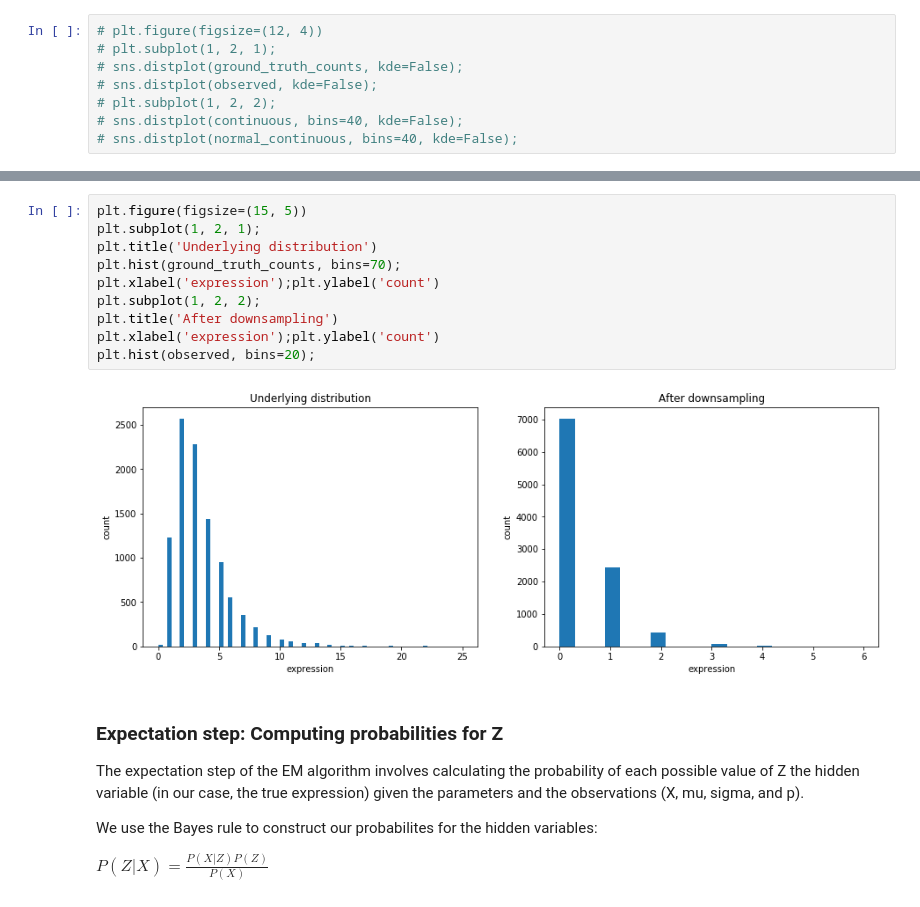
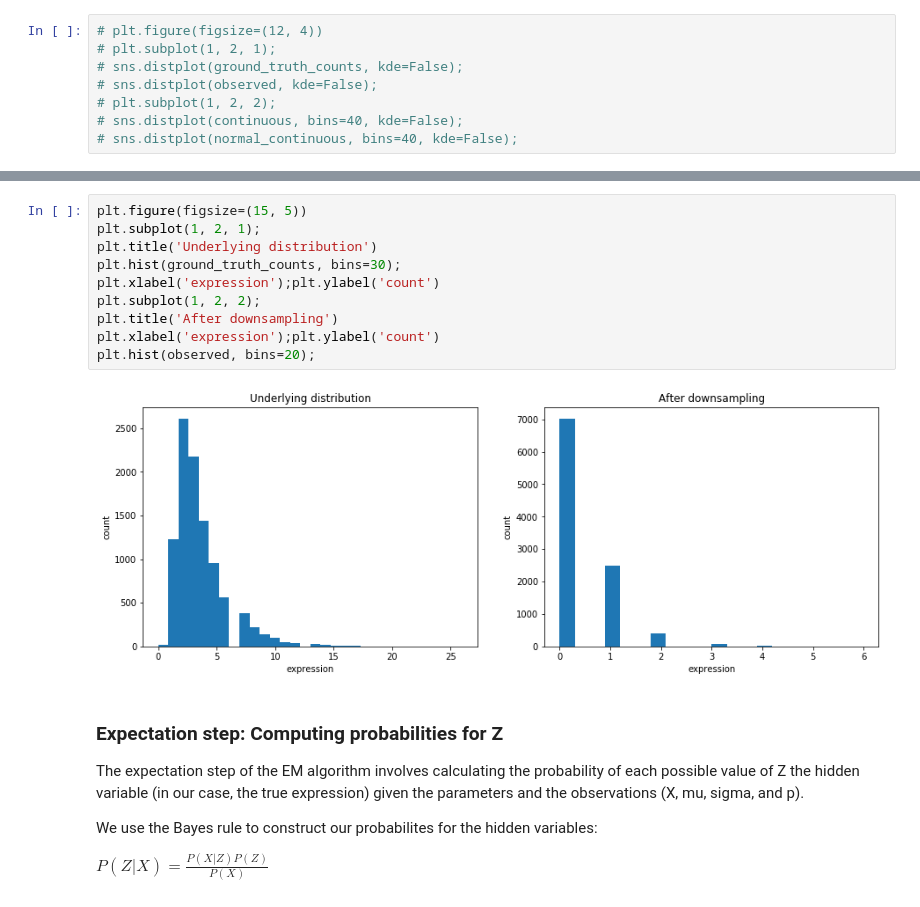
Before and after one commit to yelabucsf/scrna-parameter-estimation, a Jupyter notebook: notebooks/1d_em_simulation_lognormal.ipynb, the cells around one changed output, grey strips where cells are left out. Drawn from its saved outputs; the diff is of its cells as text.

```diff
--- a/notebooks/1d_em_simulation_lognormal.ipynb
+++ b/notebooks/1d_em_simulation_lognormal.ipynb
@@ -106,15 +106,15 @@ Best possible estimate of scale: 3.345520440585865
 # %%
 plt.figure(figsize=(15, 5))
 plt.subplot(1, 2, 1);
 plt.title('Underlying distribution')
-plt.hist(ground_truth_counts, bins=70);
+plt.hist(ground_truth_counts, bins=30);
 plt.xlabel('expression');plt.ylabel('count')
 plt.subplot(1, 2, 2);
 plt.title('After downsampling')
 plt.xlabel('expression');plt.ylabel('count')
 plt.hist(observed, bins=20);
 # %% [output]
-[figure, old version]
+[figure, new version]
 # %% [markdown]
 ### Expectation step: Computing probabilities for Z
 
```
Also changed, not shown: parts of 5 cells of this notebook, 8 other files.
